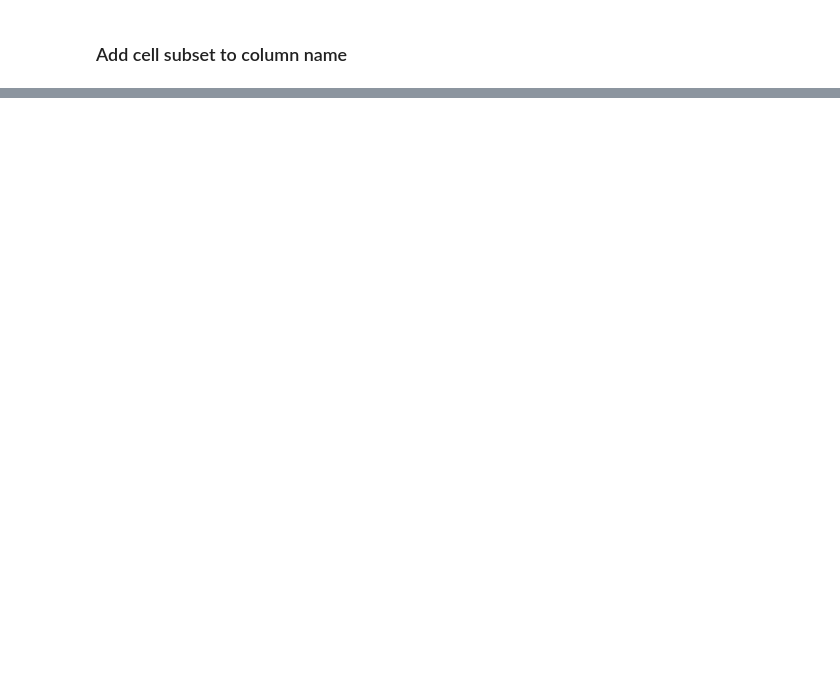
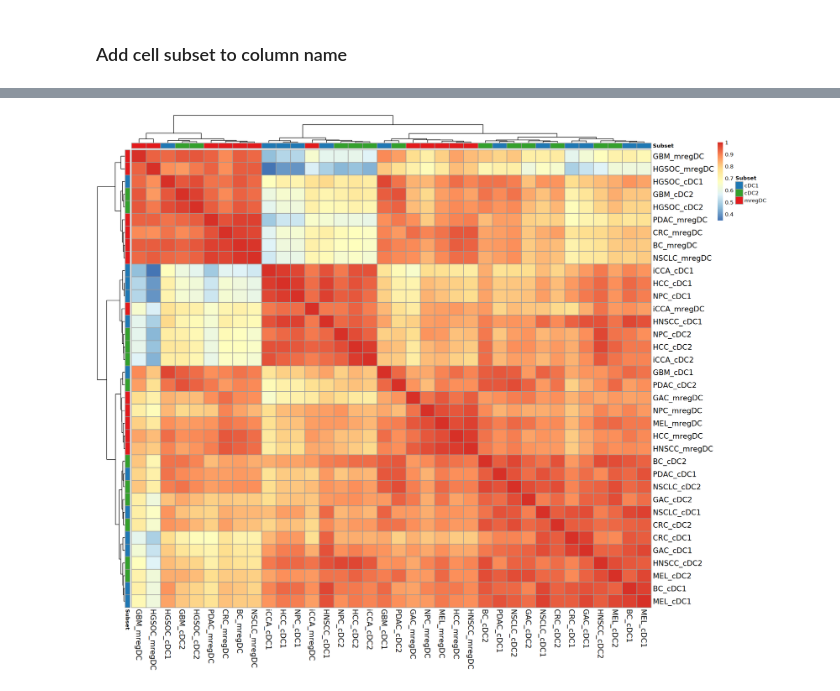
Before and after one commit to tuonglab/Nikita-project, a Jupyter notebook: notebooks/2025-04-17_Subset-correlation-pseudobulk.ipynb, the cells around one changed output, grey strips where cells are left out. Cells and saved outputs as stored; diff of their text form; code cells hidden in the pictures; blank space fills up the shorter version.

Commit message:
subset correlation on pseudobulk - heatmap

```diff
--- a/notebooks/2025-04-17_Subset-correlation-pseudobulk.ipynb
+++ b/notebooks/2025-04-17_Subset-correlation-pseudobulk.ipynb
@@ -186,0 +327,2 @@ A data.frame: 6 × 13
+# %%
+combined_expr <- cbind(avg_expr_DC1_mat, avg_expr_DC2_mat, avg_expr_mregDC_mat)
@@ -186,0 +343,2 @@ A data.frame: 6 × 13
+# %%
+cor_mat <- cor(combined_expr, method = "pearson")
@@ -186,0 +356,10 @@ A data.frame: 6 × 13
+# %%
+# Assuming your colnames look like "BRCA_cDC1", "LUAD_mregDC", etc.
+cor_info <- data.frame(
+  Subset = sub(".*_", "", colnames(cor_mat))
+)
+rownames(cor_info) <- colnames(cor_mat)
+# %%
+cor_colors <- list(
+  Subset = c("cDC1" = "#1f78b4", "cDC2" = "#33a02c", "mregDC" = "#e31a1c")
+)
@@ -186,0 +368,13 @@ A data.frame: 6 × 13
+# %%
+options(repr.plot.height=15, repr.plot.width=18)
+pheatmap(cor_mat,
+         clustering_distance_rows = "euclidean",
+         clustering_distance_cols = "euclidean",
+         clustering_method = "ward.D2",
+         fontsize_row = 14,
+         fontsize_col = 14,
+         annotation_col = cor_info,
+         annotation_row = cor_info,
+         annotation_colors = cor_colors)
+# %% [output]
+[figure, added]
```
Also changed, not shown: parts of 27 cells of this notebook.
